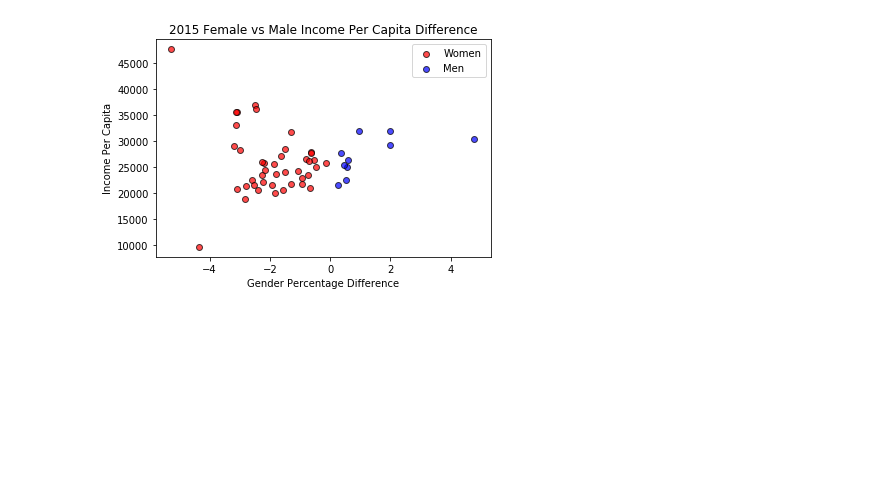
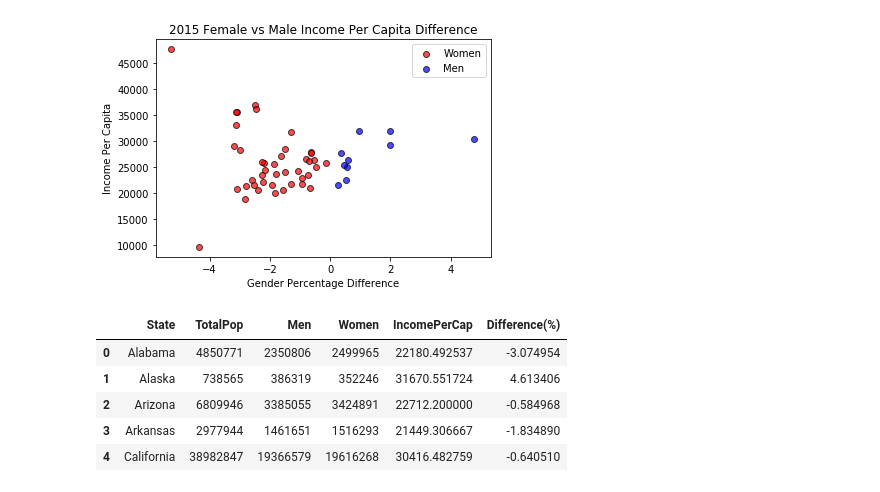
Before and after one commit to charlim26/censusproject, a Jupyter notebook: gender_income.ipynb, the cells around one changed output. Saved outputs shown, nothing was run; the diff lists cells and outputs as text; code cells hidden in the pictures; blank space fills up the shorter version.

```diff
--- a/gender_income.ipynb
+++ b/gender_income.ipynb
@@ -99,0 +95,12 @@ plt.show()
+# %%
+# Generate new DF for 2015 State to add new Percent Difference column between Men and Women. Negative numbers = more women
+gender_diff_prcnt_state_17 = (state_2017_gender["Men"] - state_2017_gender["Women"]) / state_2017_gender["TotalPop"] * 100
+state_2017_gender['Difference(%)'] = gender_diff_prcnt_state_17
+state_2017_gender.head()
+# %% [output]
+|  | State | TotalPop | Men | Women | IncomePerCap | Difference(%) |
+| 0 | Alabama | 4850771 | 2350806 | 2499965 | 22180.492537 | -3.074954 |
+| 1 | Alaska | 738565 | 386319 | 352246 | 31670.551724 | 4.613406 |
+| 2 | Arizona | 6809946 | 3385055 | 3424891 | 22712.200000 | -0.584968 |
+| 3 | Arkansas | 2977944 | 1461651 | 1516293 | 21449.306667 | -1.834890 |
+| 4 | California | 38982847 | 19366579 | 19616268 | 30416.482759 | -0.640510 |
```
Also changed, not shown: parts of 10 cells of this notebook.
